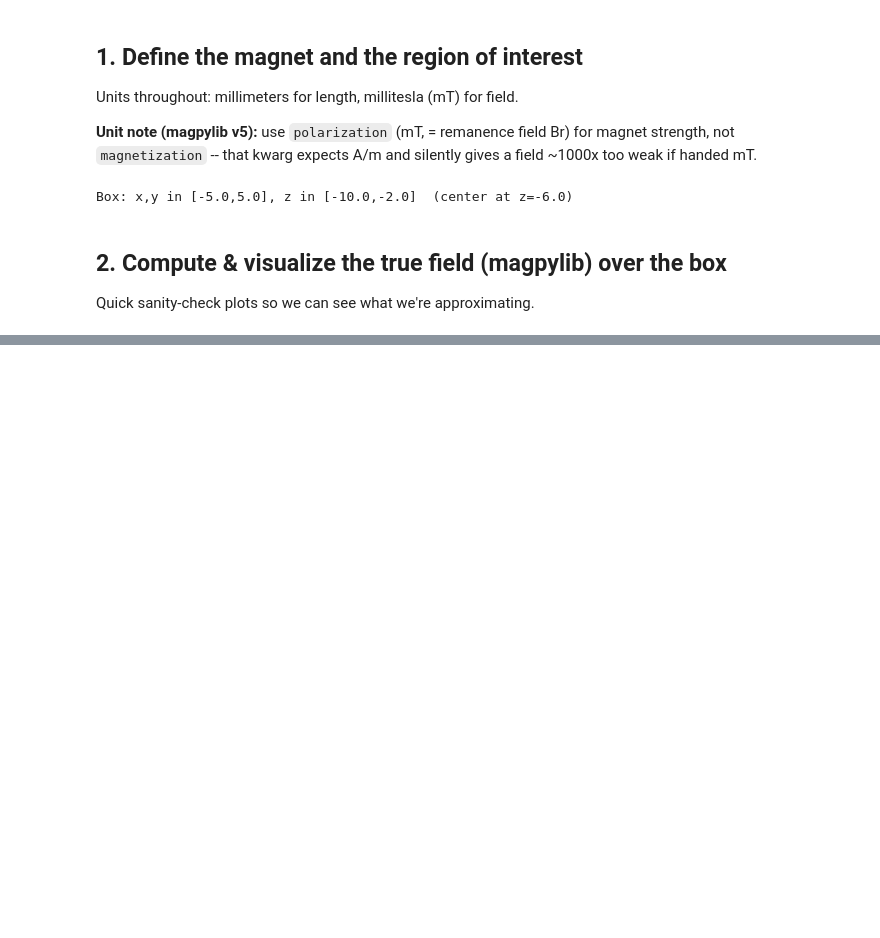
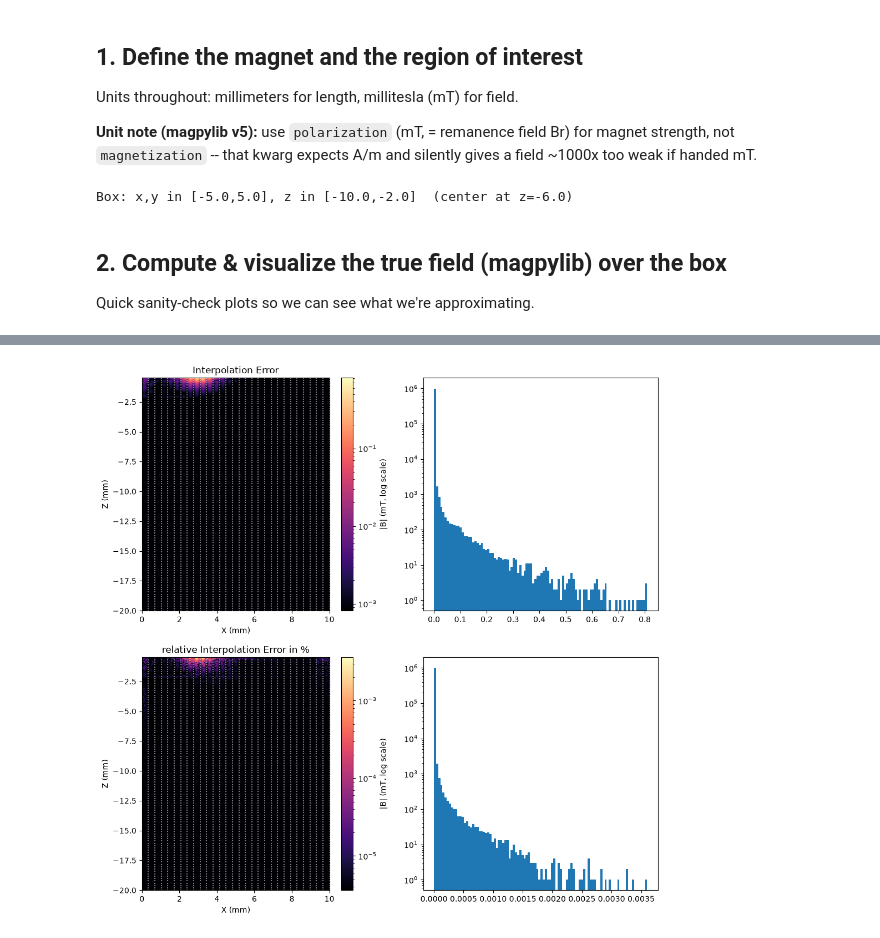
Before and after one commit to bartMarinissen/cad-mouse-mk2, a Jupyter notebook: magnet_field_model/field_approximation.ipynb, the cells around one changed output, grey strips where cells are left out. Drawn from its saved outputs; the diff is of its cells as text; code cells hidden in the pictures; blank space fills up the shorter version.

```diff
--- a/magnet_field_model/field_approximation.ipynb
+++ b/magnet_field_model/field_approximation.ipynb
@@ -136,11 +136,49 @@ np.float64(12.536491748643826)
 # %%
-nx_interp, nz_interp = 41, 60
-x_interp_line = np.linspace(0, 6, nx_interp)
-z_interp_line = np.linspace(-12, -0.5, nz_interp)   # small margin above to show the magnet & cropped-out layer
+nx_interp, nz_interp = 30, 100
+x_interp_line = np.linspace(0, 10, nx_interp)
+z_interp_line = np.linspace(-20, -0.5, nz_interp)   # small margin above to show the magnet & cropped-out layer
 Xs_interp, Zs_interp = np.meshgrid(x_interp_line, z_interp_line, indexing='ij')
 pts = np.stack([Xs_interp.ravel(), np.zeros_like(Xs_interp.ravel()), Zs_interp.ravel()], axis=-1)
 
 B_for_pts = magnet.getB(pts).reshape(nx_interp, nz_interp, 3)
 
 B_interpolator = scipy.interpolate.RegularGridInterpolator((x_interp_line, z_interp_line), B_for_pts, method='cubic', bounds_error=True)
+# %%
+test_x_line = np.linspace(x_interp_line[0], x_interp_line[-1], 1000)
+test_z_line = np.linspace(z_interp_line[0], z_interp_line[-1], 1000)
+test_X, test_Y = np.meshgrid(test_x_line, test_z_line, indexing='ij')
+
+B_interp = B_interpolator((test_X, test_Y)).reshape(1000, 1000, 3)
+B_truth  = magnet.getB(np.stack([test_X.ravel(), np.zeros_like(test_X.ravel()), test_Y.ravel()], axis=-1)).reshape(1000, 1000, 3)
+
+interp_error = B_interp - B_truth
+error_mag = np.linalg.norm(interp_error, axis=-1)
+
+interp_error_rel = 100 % np.divide(np.linalg.norm(interp_error, axis=-1), np.linalg.norm(B_truth, axis=-1), out=np.zeros_like(error_mag), where=np.linalg.norm(B_truth, axis=-1)!=0)
+
+
+
+fig, ax = plt.subplots(2, 2, figsize=(12, 12))
+pcm = ax[0, 0].pcolormesh(test_X, test_Y, error_mag, shading="auto", cmap="magma",
+                        norm=plt.matplotlib.colors.LogNorm(vmin=error_mag.min() + 0.001 * error_mag.max(), vmax=error_mag.max()))
+ax[0, 0].scatter(Xs_interp, Zs_interp, s=1, color='white', marker='+', alpha=0.5)
+ax[0, 0].set_title("Interpolation Error")
+ax[0, 0].set_xlabel("X (mm)")
+ax[0, 0].set_ylabel("Z (mm)")
+ax[0, 1].hist(error_mag.ravel(), bins=100, log=True)
+fig.colorbar(pcm, label="|B| (mT, log scale)")
+
+pcm = ax[1, 0].pcolormesh(test_X, test_Y, interp_error_rel, shading="auto", cmap="magma",
+                          norm=plt.matplotlib.colors.LogNorm(vmin=interp_error_rel.min() + 0.001 * interp_error_rel.max(), vmax=interp_error_rel.max()))
+ax[1, 0].scatter(Xs_interp, Zs_interp, s=1, color='white', marker='+', alpha=0.5)
+ax[1, 0].set_title("relative Interpolation Error in %")
+ax[1, 0].set_xlabel("X (mm)")
+ax[1, 0].set_ylabel("Z (mm)")
+ax[1, 1].hist(interp_error_rel.ravel(), bins=100, log=True)
+
+fig.colorbar(pcm, label="|B| (mT, log scale)")
+
+plt.show()
+# %% [output]
+[figure, added]
 # %%
```
Also changed, not shown: parts of 26 cells of this notebook, 11 other files.
